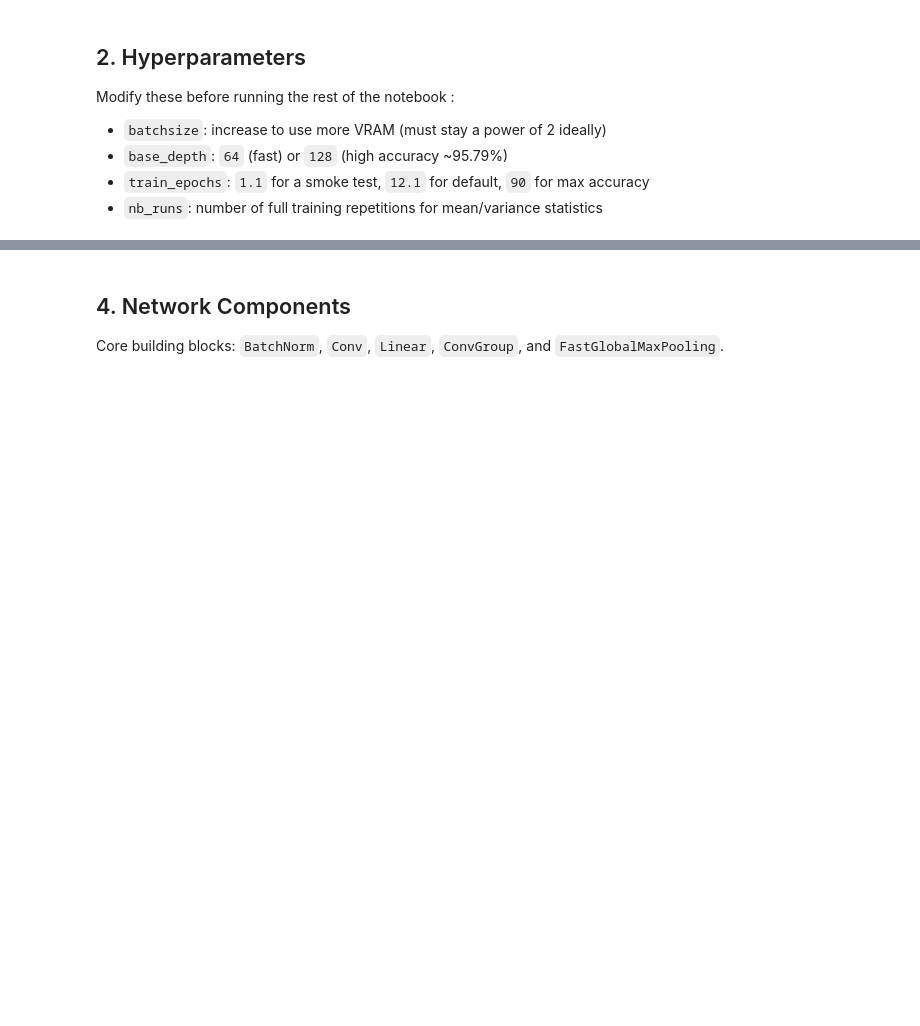
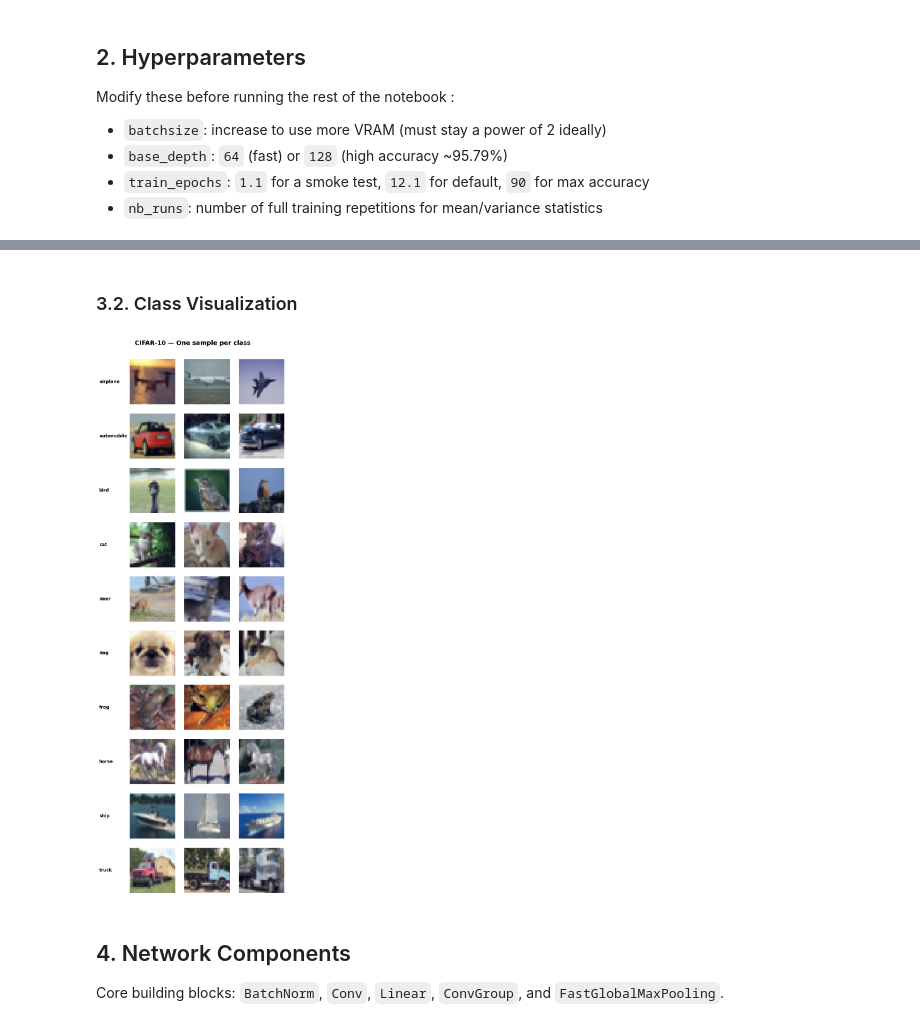
Before and after one commit to Albin5223/Project-hlb-CIFAR10, a Jupyter notebook: main_colab.ipynb, the cells around one changed output, grey strips where cells are left out. Cells and saved outputs as stored; diff of their text form; code cells hidden in the pictures; blank space fills up the shorter version.

```diff
--- a/main_colab.ipynb
+++ b/main_colab.ipynb
@@ -143,3 +156,54 @@ print(f"Eval  images : {data['eval']['images'].shape}  ({data['eval']['images'].
+# %% [markdown]
+### 3.2. Class Visualization
+# %%
+import matplotlib.pyplot as plt
+import numpy as np
+
+CIFAR10_CLASSES = ['airplane', 'automobile', 'bird', 'cat', 'deer',
+                   'dog', 'frog', 'horse', 'ship', 'truck']
+
+def show_class_samples(data_dict, classes, n_per_class=3):
+    """Display n_per_class sample images for each CIFAR-10 class."""
+    labels = data_dict['train']['targets'].argmax(-1).cpu()
+    images = data_dict['train']['images'].cpu().float()
+
+    pad = hyp['net']['pad_amount']
+    if pad > 0:
+        images = images[:, :, pad:-pad, pad:-pad]
+
+    img_min = images.min()
+    img_max = images.max()
+    images = (images - img_min) / (img_max - img_min + 1e-8)
+
+    n_classes  = len(classes)
+    fig, axes = plt.subplots(n_classes, n_per_class,
+                             figsize=(n_per_class * 2, n_classes * 2))
+
+    fig.subplots_adjust(top=0.95, left=0.17, right=0.98)
+    fig.suptitle("CIFAR-10 — One sample per class", fontsize=14, fontweight='bold')
+
+    for class_idx, class_name in enumerate(classes):
+        class_mask = (labels == class_idx).nonzero(as_tuple=True)[0]
+        picks = class_mask[:n_per_class]
+        for col, img_idx in enumerate(picks):
+            ax = axes[class_idx][col]
+            img = images[img_idx].permute(1, 2, 0).numpy()
+            img = np.clip(img, 0, 1)
+            ax.imshow(img)
+            ax.axis('off')
+
+        row_axes  = axes[class_idx]
+        bbox      = row_axes[0].get_position()          # axes coords [0,1]
+        y_center  = bbox.y0 + bbox.height / 2
+        fig.text(0.01, y_center, class_name,
+                 fontsize=10, fontweight='bold',
+                 va='center', ha='left')
+
+    plt.show()
+
+show_class_samples(data, CIFAR10_CLASSES, n_per_class=3)
+# %% [output]
+[figure, added]
 # %% [markdown]
 ## 4. Network Components
 Core building blocks: `BatchNorm`, `Conv`, `Linear`, `ConvGroup`, and `FastGlobalMaxPooling`.
```
Also changed, not shown: parts of 12 cells of this notebook, 1 other file.
